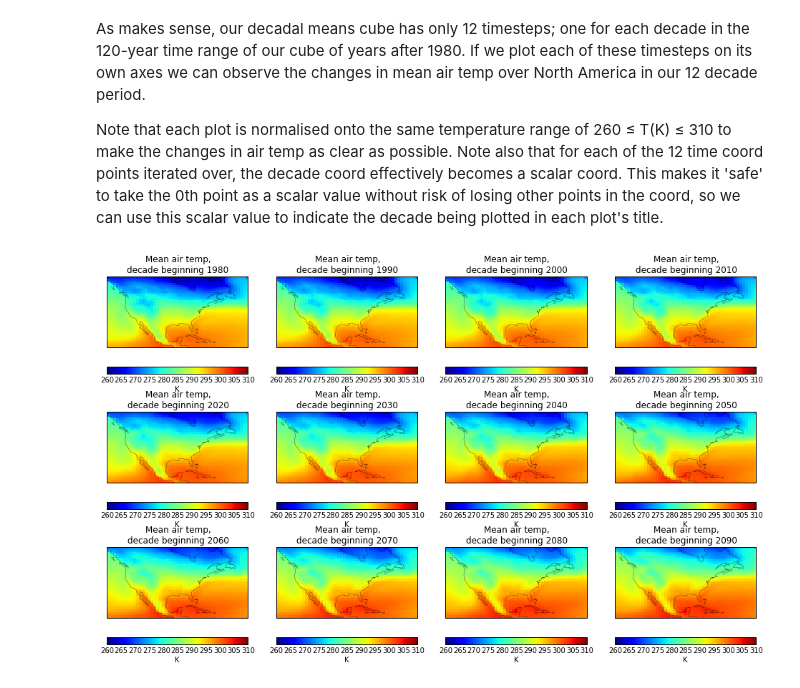
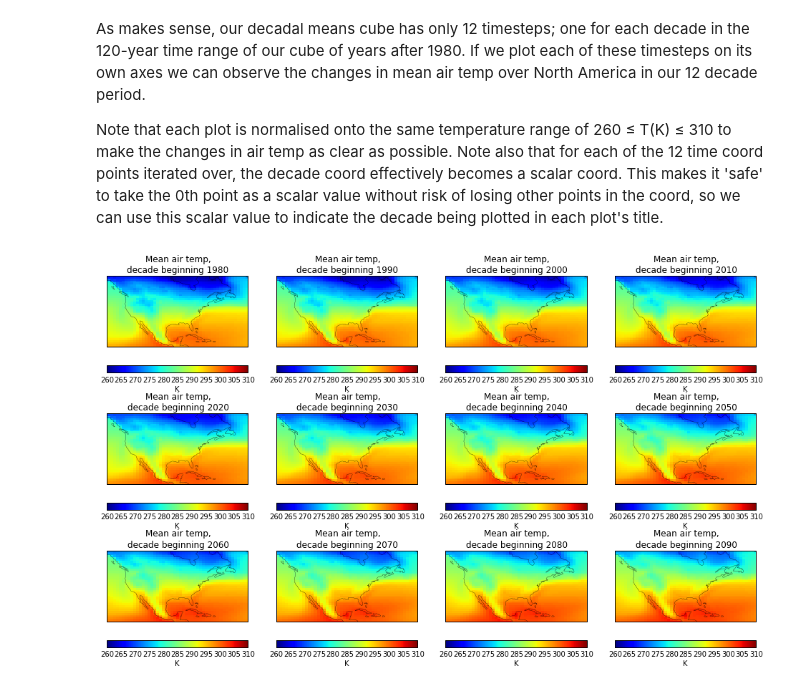
Before and after one commit to DPeterK/iris_example_code, a Jupyter notebook: coord_categorisation.ipynb, the cells around one changed output. Saved outputs shown, nothing was run; the diff lists cells and outputs as text; code cells hidden in the pictures.

```diff
--- a/coord_categorisation.ipynb
+++ b/coord_categorisation.ipynb
@@ -136,15 +136,15 @@ As makes sense, our decadal means cube has only 12 timesteps; one for each decad
 Note that each plot is normalised onto the same temperature range of 260 &le; T(K) &le; 310 to make the changes in air temp as clear as possible. Note also that for each of the 12 time coord points iterated over, the decade coord effectively becomes a scalar coord. This makes it 'safe' to take the 0th point as a scalar value without risk of losing other points in the coord, so we can use this scalar value to indicate the decade being plotted in each plot's title.
 # %%
 fig = plt.figure(figsize=(14,10))
-plt.subplots_adjust(left=0.05, right=0.95, hspace=0.05)
+plt.subplots_adjust(left=0.05, right=0.95, hspace=0.1)
 
 for i, decade_cube in enumerate(decadal_means):
     decade_val = decade_cube.coord('decade').points[0]
     ax = fig.add_subplot(3, 4, i+1, projection=ccrs.PlateCarree())
     ax.coastlines(linewidth=0.3)
     qplt.pcolormesh(decade_cube, vmin=260, vmax=310)
     ax.set_title('Mean air temp,\ndecade beginning {}'.format(decade_val))
 
 plt.show()
 # %% [output]
-[figure, old version]
+[figure, new version]
```
Also changed, not shown: parts of 5 cells of this notebook, 2 other files.
